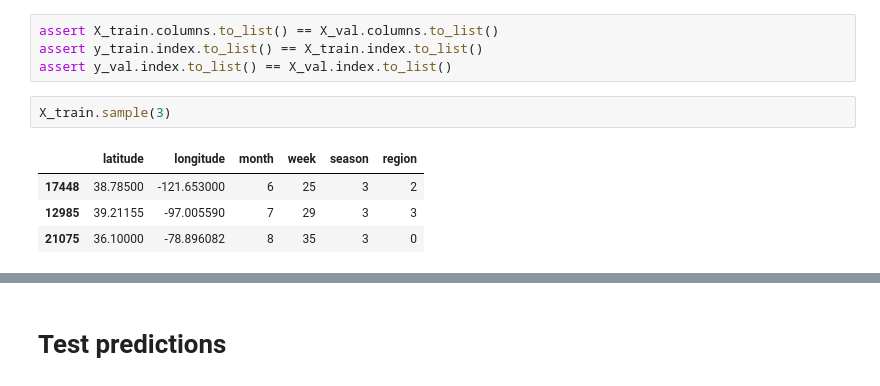
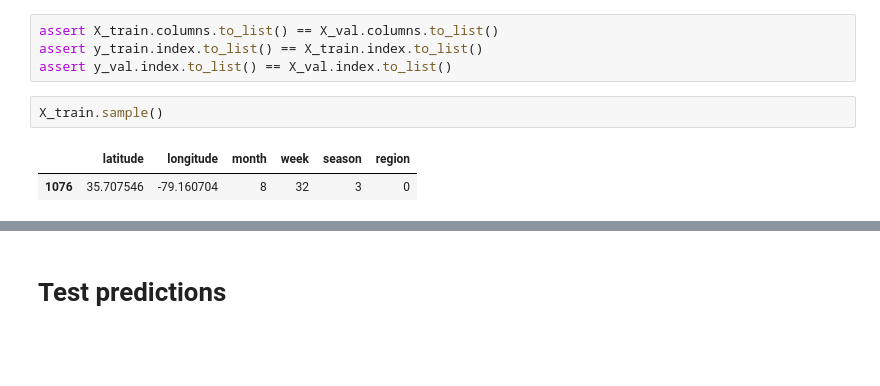
Before and after one commit to k-loki/Algal-bloom-Identification, a Jupyter notebook: notebooks/mt_data_again.ipynb, the cells around one changed output, grey strips where cells are left out. Drawn from its saved outputs; the diff is of its cells as text; blank space fills up the shorter version.

```diff
--- a/notebooks/mt_data_again.ipynb
+++ b/notebooks/mt_data_again.ipynb
@@ -476,9 +474,7 @@ assert X_train.columns.to_list() == X_val.columns.to_list()
 assert y_train.index.to_list() == X_train.index.to_list()
 assert y_val.index.to_list() == X_val.index.to_list()
 # %%
-X_train.sample(3)
+X_train.sample()
 # %% [output]
 |  | latitude | longitude | month | week | season | region |
-| 17448 | 38.78500 | -121.653000 | 6 | 25 | 3 | 2 |
-| 12985 | 39.21155 | -97.005590 | 7 | 29 | 3 | 3 |
-| 21075 | 36.10000 | -78.896082 | 8 | 35 | 3 | 0 |
+| 1076 | 35.707546 | -79.160704 | 8 | 32 | 3 | 0 |
```
Also changed, not shown: parts of 20 cells of this notebook.
